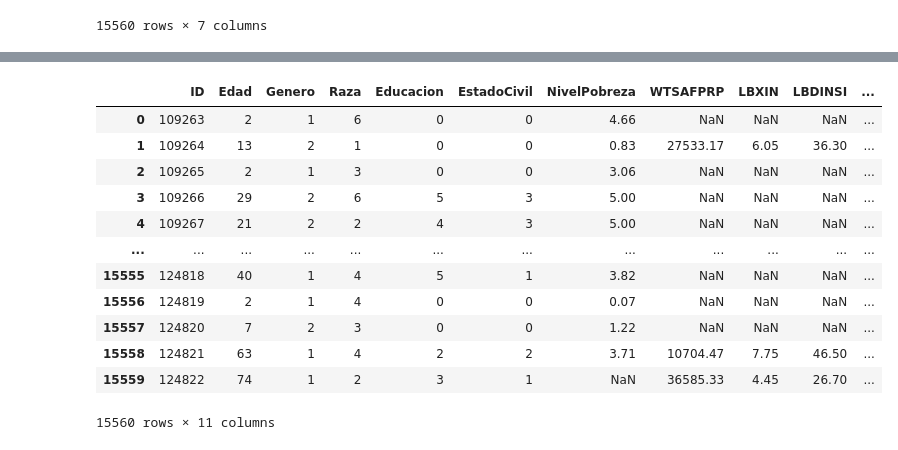
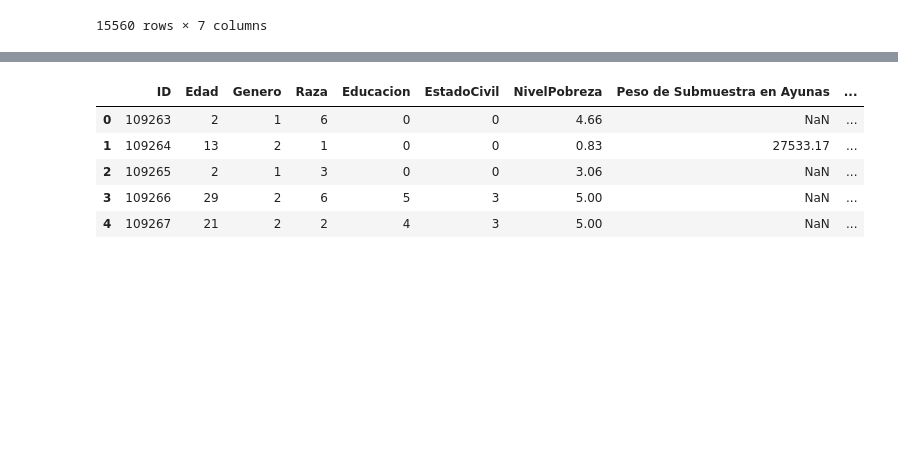
Before and after one commit to Manjanans/nhanes, a Jupyter notebook: notebooks/Untitled.ipynb, the cells around one changed output, grey strips where cells are left out. Cells and saved outputs as stored; diff of their text form; code cells hidden in the pictures; blank space fills up the shorter version.

```diff
--- a/notebooks/Untitled.ipynb
+++ b/notebooks/Untitled.ipynb
@@ -8,4 +8,6 @@ The kedro.ipython extension is already loaded. To reload it, use:
 demografia = catalog.load("demografia")
 insulina = catalog.load("insulina")
 colesterol = catalog.load("colesterol")
+depresion = catalog.load("depresion")
+proteinaC = catalog.load("proteinaC")
 # %% [output]
@@ -76,2 +80,5 @@ max         11.530000
 Name: LBDTCSI, dtype: float64
  ------------------------------------
+# %%
+for columna in depresion.columns:
+    print(f"------------ Columna {columna} ------------\n {depresion[columna].describe()}\n ------------------------------------ \n")
@@ -77,0 +103,3 @@ Name: LBDTCSI, dtype: float64
+# %%
+for columna in proteinaC.columns:
+    print(f"------------ Columna {columna} ------------\n {proteinaC[columna].describe()}\n ------------------------------------ \n")
@@ -147,22 +193,19 @@ demografia[demografia['DMDEDUC2'].isnull()]['DMDEDUC2'] = 0
 # %%
 insulina['SEQN'] = insulina['SEQN'].astype(int)
 insulina = insulina.rename(columns={'SEQN': 'ID'})
+insulina = insulina.rename(columns={'WTSAFPRP': "Peso de Submuestra en Ayunas"})
+insulina = insulina.rename(columns={'LBXIN': "Insulina (μU/mL)"})
+insulina = insulina.rename(columns={'LBDINSI': "Insulina (pmol/L)"})
+insulina = insulina.rename(columns={'LBDINLC': "Código de Comentario de Insulina"})
 # %%
 consideracion_insulina = pd.merge(consideracion, insulina, on='ID', how='outer')
 # %%
-consideracion_insulina
+consideracion_insulina.head()
 # %% [output]
 [interactive output not drawn]
-|  | ID | Edad | Genero | Raza | Educacion | EstadoCivil | NivelPobreza | WTSAFPRP | LBXIN | LBDINSI | ... |
-| 0 | 109263 | 2 | 1 | 6 | 0 | 0 | 4.66 | NaN | NaN | NaN | ... |
-| 1 | 109264 | 13 | 2 | 1 | 0 | 0 | 0.83 | 27533.17 | 6.05 | 36.30 | ... |
-| 2 | 109265 | 2 | 1 | 3 | 0 | 0 | 3.06 | NaN | NaN | NaN | ... |
-| 3 | 109266 | 29 | 2 | 6 | 5 | 3 | 5.00 | NaN | NaN | NaN | ... |
-| 4 | 109267 | 21 | 2 | 2 | 4 | 3 | 5.00 | NaN | NaN | NaN | ... |
-| ... | ... | ... | ... | ... | ... | ... | ... | ... | ... | ... | ... |
-| 15555 | 124818 | 40 | 1 | 4 | 5 | 1 | 3.82 | NaN | NaN | NaN | ... |
-| 15556 | 124819 | 2 | 1 | 4 | 0 | 0 | 0.07 | NaN | NaN | NaN | ... |
-| 15557 | 124820 | 7 | 2 | 3 | 0 | 0 | 1.22 | NaN | NaN | NaN | ... |
-| 15558 | 124821 | 63 | 1 | 4 | 2 | 2 | 3.71 | 10704.47 | 7.75 | 46.50 | ... |
-| 15559 | 124822 | 74 | 1 | 2 | 3 | 1 | NaN | 36585.33 | 4.45 | 26.70 | ... |
+|  | ID | Edad | Genero | Raza | Educacion | EstadoCivil | NivelPobreza | Peso de Submuestra en Ayunas | ... |
+| 0 | 109263 | 2 | 1 | 6 | 0 | 0 | 4.66 | NaN | ... |
+| 1 | 109264 | 13 | 2 | 1 | 0 | 0 | 0.83 | 27533.17 | ... |
+| 2 | 109265 | 2 | 1 | 3 | 0 | 0 | 3.06 | NaN | ... |
+| 3 | 109266 | 29 | 2 | 6 | 5 | 3 | 5.00 | NaN | ... |
+| 4 | 109267 | 21 | 2 | 2 | 4 | 3 | 5.00 | NaN | ... |
-15560 rows × 11 columns
```
Also changed, not shown: parts of 16 cells of this notebook, 7 other files.
